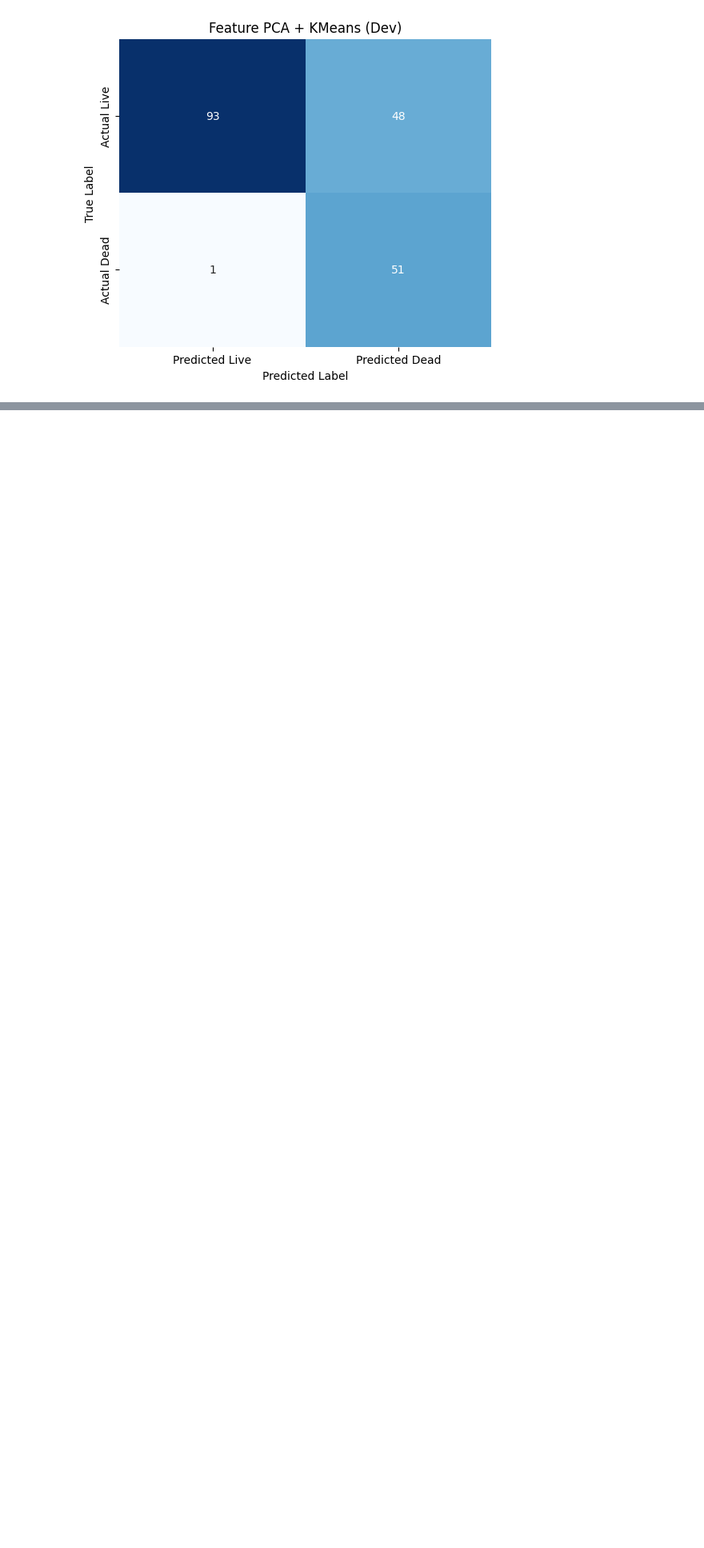
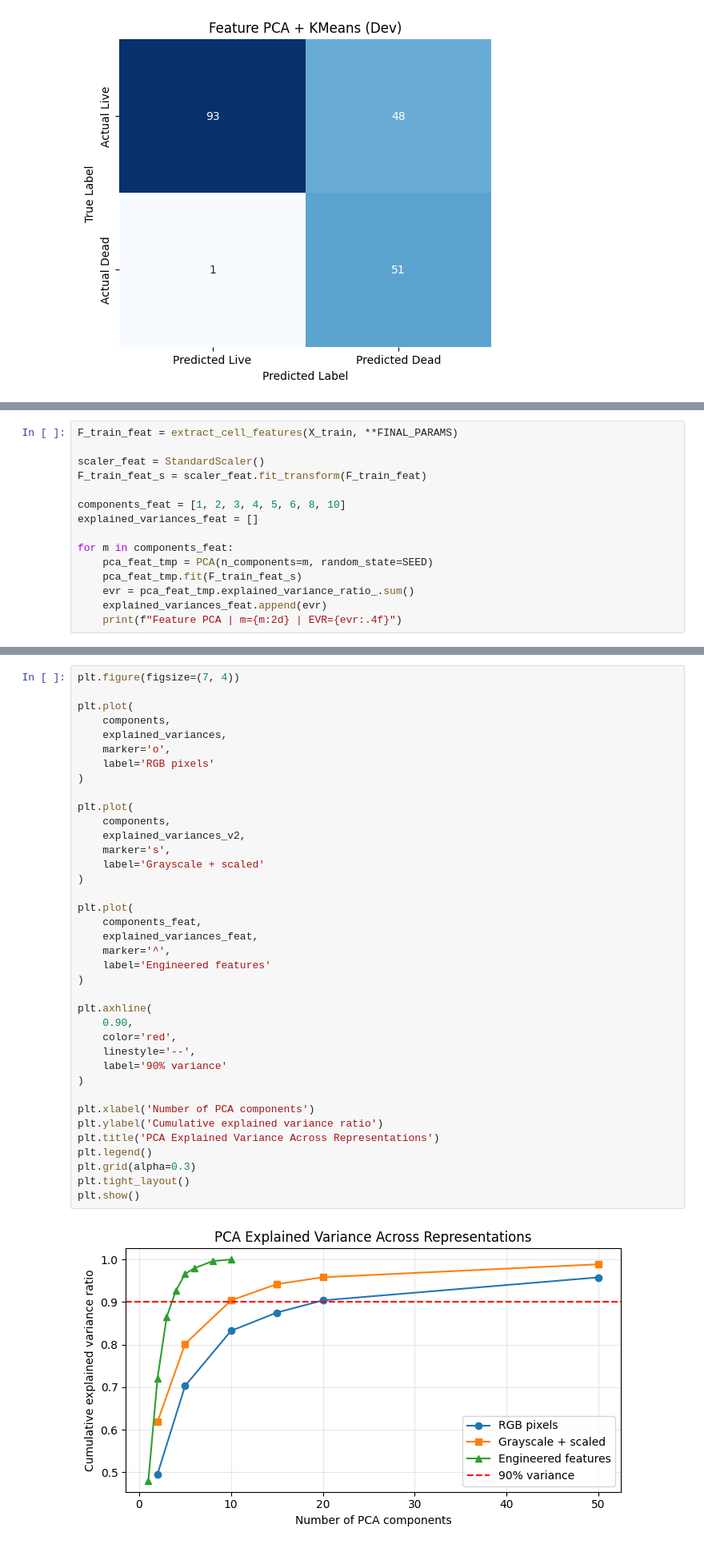
Before and after one commit to Twaal/applied-data-analysis-and-ml, a Jupyter notebook: Project3/code/project3.ipynb, the cells around one changed output, grey strips where cells are left out. Shown at 80% size. Drawn from its saved outputs; the diff is of its cells as text; blank space fills up the shorter version.

```diff
--- a/Project3/code/project3.ipynb
+++ b/Project3/code/project3.ipynb
@@ -350,0 +452,15 @@ plot_confusion(dev_confusion_matrix_feat_kmeans, "Feature PCA + KMeans (Dev)")
+# %%
+F_train_feat = extract_cell_features(X_train, **FINAL_PARAMS)
+
+scaler_feat = StandardScaler()
+F_train_feat_s = scaler_feat.fit_transform(F_train_feat)
+
+components_feat = [1, 2, 3, 4, 5, 6, 8, 10]
+explained_variances_feat = []
+
+for m in components_feat:
+    pca_feat_tmp = PCA(n_components=m, random_state=SEED)
+    pca_feat_tmp.fit(F_train_feat_s)
+    evr = pca_feat_tmp.explained_variance_ratio_.sum()
+    explained_variances_feat.append(evr)
+    print(f"Feature PCA | m={m:2d} | EVR={evr:.4f}")
@@ -350,0 +478,40 @@ plot_confusion(dev_confusion_matrix_feat_kmeans, "Feature PCA + KMeans (Dev)")
+# %%
+plt.figure(figsize=(7, 4))
+
+plt.plot(
+    components,
+    explained_variances,
+    marker='o',
+    label='RGB pixels'
+)
+
+plt.plot(
+    components,
+    explained_variances_v2,
+    marker='s',
+    label='Grayscale + scaled'
+)
+
+plt.plot(
+    components_feat,
+    explained_variances_feat,
+    marker='^',
+    label='Engineered features'
+)
+
+plt.axhline(
+    0.90,
+    color='red',
+    linestyle='--',
+    label='90% variance'
+)
+
+plt.xlabel('Number of PCA components')
+plt.ylabel('Cumulative explained variance ratio')
+plt.title('PCA Explained Variance Across Representations')
+plt.legend()
+plt.grid(alpha=0.3)
+plt.tight_layout()
+plt.show()
+# %% [output]
+[figure, added]
```
Also changed, not shown: parts of 28 cells of this notebook, 2 other files.
